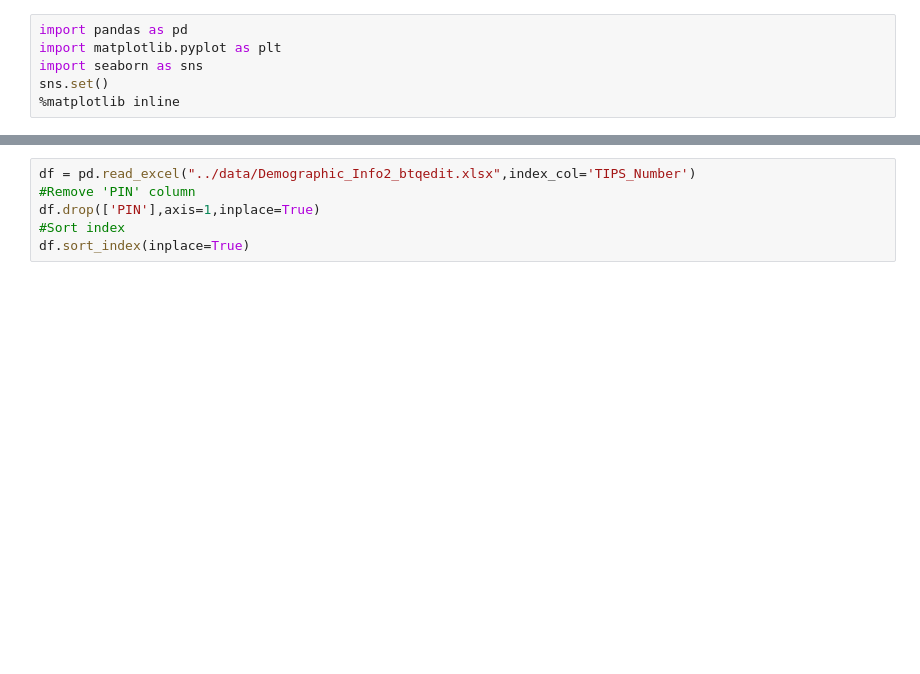
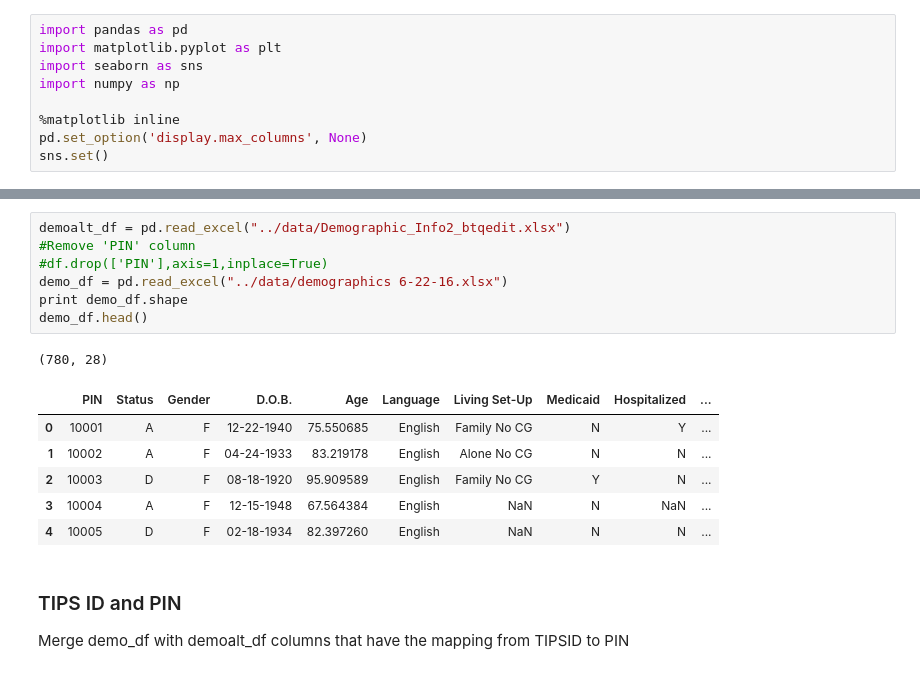
Before and after one commit to btq/TIPS, a Jupyter notebook: dev/load_data_describe.ipynb, the cells around one changed output, grey strips where cells are left out. Saved outputs shown, nothing was run; the diff lists cells and outputs as text; blank space fills up the shorter version.

```diff
--- a/dev/load_data_describe.ipynb
+++ b/dev/load_data_describe.ipynb
@@ -2,8 +2,11 @@
 import pandas as pd
 import matplotlib.pyplot as plt
 import seaborn as sns
+import numpy as np
+
+%matplotlib inline
+pd.set_option('display.max_columns', None)
 sns.set()
-%matplotlib inline
 # %%
 ls ..\data\
 # %% [output]
@@ -29,6 +32,18 @@ ls ..\data\
 # %%
-df = pd.read_excel("../data/Demographic_Info2_btqedit.xlsx",index_col='TIPS_Number')
+demoalt_df = pd.read_excel("../data/Demographic_Info2_btqedit.xlsx")
 #Remove 'PIN' column
-df.drop(['PIN'],axis=1,inplace=True)
-#Sort index
-df.sort_index(inplace=True)
+#df.drop(['PIN'],axis=1,inplace=True)
+demo_df = pd.read_excel("../data/demographics 6-22-16.xlsx")
+print demo_df.shape
+demo_df.head()
+# %% [output]
+(780, 28)
+|  | PIN | Status | Gender | D.O.B. | Age | Language | Living Set-Up | Medicaid | Hospitalized | ... |
+| 0 | 10001 | A | F | 12-22-1940 | 75.550685 | English | Family No CG | N | Y | ... |
+| 1 | 10002 | A | F | 04-24-1933 | 83.219178 | English | Alone No CG | N | N | ... |
+| 2 | 10003 | D | F | 08-18-1920 | 95.909589 | English | Family No CG | Y | N | ... |
+| 3 | 10004 | A | F | 12-15-1948 | 67.564384 | English | NaN | N | NaN | ... |
+| 4 | 10005 | D | F | 02-18-1934 | 82.397260 | English | NaN | N | N | ... |
+# %% [markdown]
+### TIPS ID and PIN
+Merge demo_df with demoalt_df columns that have the mapping from TIPSID to PIN
```
Also changed, not shown: parts of 35 cells of this notebook, 2 other files.
